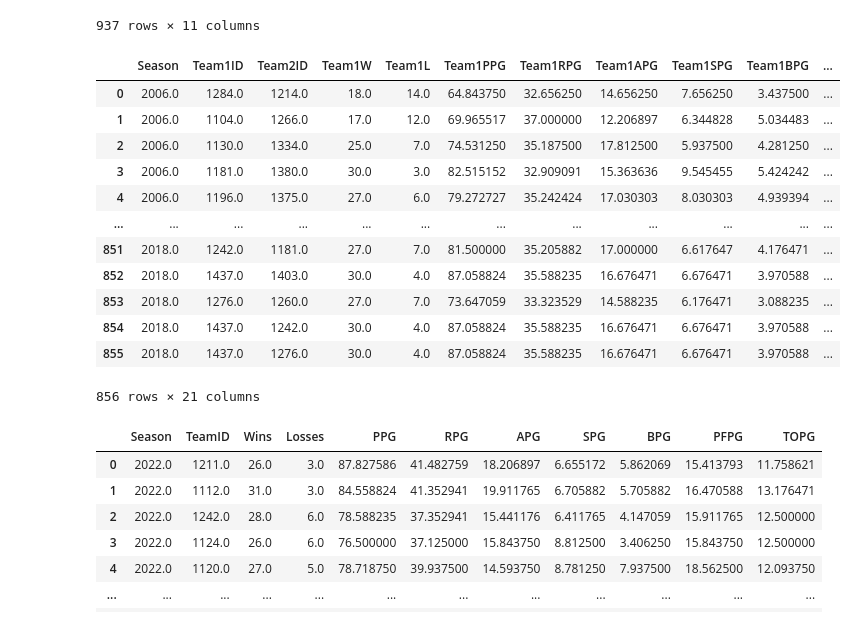
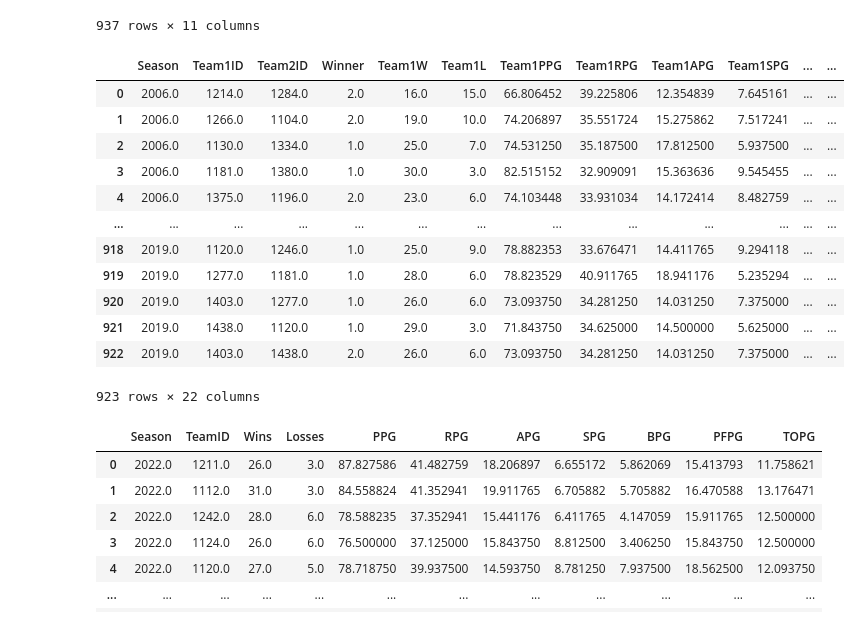
Before and after one commit to AustinStephens/NCAATourneyPredictor, a Jupyter notebook: NCAATourneyPredictor.ipynb, the cells around one changed output. Saved outputs shown, nothing was run; the diff lists cells and outputs as text; code cells hidden in the pictures.

Commit message:
Implemented randomizer for historical data

```diff
--- a/NCAATourneyPredictor.ipynb
+++ b/NCAATourneyPredictor.ipynb
@@ -87,6 +87,10 @@ team_avgs
 | 936 | 2019.0 | 1429.0 | 27.0 | 6.0 | 79.030303 | 40.060606 | 17.090909 | 6.121212 | 4.272727 | 18.636364 | 12.545455 |
 937 rows × 11 columns
 # %%
+import random
+
+random.seed()
+
 # make a new empty dataframe to hold all of the data
 
 # note: "Winner" column will always be '1' because the winning team is always listed first;
@@ -99,49 +103,57 @@ train_DF = pd.DataFrame(columns=train_cols)
 
 # we just need three columns from our tourney_df
 trim_tourney_df = tourney_df[["Season", "WTeamID", "LTeamID"]]
 trim_tourney_df
 
 for year in years:
     avg_year_df = team_avgs[team_avgs['Season'] == year]
     tourney_year_df = trim_tourney_df[trim_tourney_df['Season'] == year].apply(pd.to_numeric)
 
     for index, row in tourney_year_df.iterrows():
         # make a list that we can insert into the new dataframe
-        #first 4 values (last value is the "Winner" classification which is always 1)
-        temp_list = [year, row["WTeamID"], row["LTeamID"], 1]
+        #first 4 values (last value is the "Winner" classification which is randomly chosen)
+
+        #randomly choose which slot the winning team goes into
+        winning_team = random.randint(1,2)
+        losing_team = 2 if winning_team == 1 else 1
+
+        #properly put winning team into correct row
+        team_id = ["", "WTeamID", "LTeamID"]
+        temp_list = [year, row[team_id[winning_team]], row[team_id[losing_team]], winning_team]
         team1_row = avg_year_df[avg_year_df["TeamID"] == temp_list[1]][cols[2:]].values.tolist()
         team2_row = avg_year_df[avg_year_df["TeamID"] == temp_list[2]][cols[2:]].values.tolist()
         temp_list.extend(team1_row[0])
         temp_list.extend(team2_row[0])
 
         # add that list to our DF
         temp_series = pd.Series(temp_list, index=train_cols)
         train_DF = train_DF.append(temp_series, ignore_index=True)
 
 test_data = train_DF[train_DF['Season'] == 2019]
 test_labels = test_data['Winner']
 test_data = test_data.drop(columns=['Winner'])
 
 train_data = train_DF[train_DF['Season'] != 2019]
 train_labels = train_data['Winner']
 train_data = train_data.drop(columns=['Winner'])
 
 
-train_data
+train_DF
+#train_data
 # %% [output]
-|  | Season | Team1ID | Team2ID | Team1W | Team1L | Team1PPG | Team1RPG | Team1APG | Team1SPG | Team1BPG | ... |
-| 0 | 2006.0 | 1284.0 | 1214.0 | 18.0 | 14.0 | 64.843750 | 32.656250 | 14.656250 | 7.656250 | 3.437500 | ... |
-| 1 | 2006.0 | 1104.0 | 1266.0 | 17.0 | 12.0 | 69.965517 | 37.000000 | 12.206897 | 6.344828 | 5.034483 | ... |
-| 2 | 2006.0 | 1130.0 | 1334.0 | 25.0 | 7.0 | 74.531250 | 35.187500 | 17.812500 | 5.937500 | 4.281250 | ... |
-| 3 | 2006.0 | 1181.0 | 1380.0 | 30.0 | 3.0 | 82.515152 | 32.909091 | 15.363636 | 9.545455 | 5.424242 | ... |
-| 4 | 2006.0 | 1196.0 | 1375.0 | 27.0 | 6.0 | 79.272727 | 35.242424 | 17.030303 | 8.030303 | 4.939394 | ... |
-| ... | ... | ... | ... | ... | ... | ... | ... | ... | ... | ... | ... |
-| 851 | 2018.0 | 1242.0 | 1181.0 | 27.0 | 7.0 | 81.500000 | 35.205882 | 17.000000 | 6.617647 | 4.176471 | ... |
-| 852 | 2018.0 | 1437.0 | 1403.0 | 30.0 | 4.0 | 87.058824 | 35.588235 | 16.676471 | 6.676471 | 3.970588 | ... |
-| 853 | 2018.0 | 1276.0 | 1260.0 | 27.0 | 7.0 | 73.647059 | 33.323529 | 14.588235 | 6.176471 | 3.088235 | ... |
-| 854 | 2018.0 | 1437.0 | 1242.0 | 30.0 | 4.0 | 87.058824 | 35.588235 | 16.676471 | 6.676471 | 3.970588 | ... |
-| 855 | 2018.0 | 1437.0 | 1276.0 | 30.0 | 4.0 | 87.058824 | 35.588235 | 16.676471 | 6.676471 | 3.970588 | ... |
+|  | Season | Team1ID | Team2ID | Winner | Team1W | Team1L | Team1PPG | Team1RPG | Team1APG | Team1SPG | ... | ... |
+| 0 | 2006.0 | 1214.0 | 1284.0 | 2.0 | 16.0 | 15.0 | 66.806452 | 39.225806 | 12.354839 | 7.645161 | ... | ... |
+| 1 | 2006.0 | 1266.0 | 1104.0 | 2.0 | 19.0 | 10.0 | 74.206897 | 35.551724 | 15.275862 | 7.517241 | ... | ... |
+| 2 | 2006.0 | 1130.0 | 1334.0 | 1.0 | 25.0 | 7.0 | 74.531250 | 35.187500 | 17.812500 | 5.937500 | ... | ... |
+| 3 | 2006.0 | 1181.0 | 1380.0 | 1.0 | 30.0 | 3.0 | 82.515152 | 32.909091 | 15.363636 | 9.545455 | ... | ... |
+| 4 | 2006.0 | 1375.0 | 1196.0 | 2.0 | 23.0 | 6.0 | 74.103448 | 33.931034 | 14.172414 | 8.482759 | ... | ... |
+| ... | ... | ... | ... | ... | ... | ... | ... | ... | ... | ... | ... | ... |
+| 918 | 2019.0 | 1120.0 | 1246.0 | 1.0 | 25.0 | 9.0 | 78.882353 | 33.676471 | 14.411765 | 9.294118 | ... | ... |
+| 919 | 2019.0 | 1277.0 | 1181.0 | 1.0 | 28.0 | 6.0 | 78.823529 | 40.911765 | 18.941176 | 5.235294 | ... | ... |
+| 920 | 2019.0 | 1403.0 | 1277.0 | 1.0 | 26.0 | 6.0 | 73.093750 | 34.281250 | 14.031250 | 7.375000 | ... | ... |
+| 921 | 2019.0 | 1438.0 | 1120.0 | 1.0 | 29.0 | 3.0 | 71.843750 | 34.625000 | 14.500000 | 5.625000 | ... | ... |
+| 922 | 2019.0 | 1403.0 | 1438.0 | 2.0 | 26.0 | 6.0 | 73.093750 | 34.281250 | 14.031250 | 7.375000 | ... | ... |
-856 rows × 21 columns
+923 rows × 22 columns
 # %%
 reg_2022_df = pd.read_csv("./2022RegularSeason.csv",
                     names=['Season', 'DayNum', 'WTeamID', 'WScore', 'LTeamID', 'LScore', 'WLoc', 'NumOT', 'WFGM', 'WFGA', 'WFGM3', 'WFGA3', 'WFTM', 'WFTA', 'WOR', 'WDR', 'WAst', 'WTO', 'WStl', 'WBlk', 'WPF', 'LFGM', 'LFGA', 'LFGM3', 'LFGA3', 'LFTM', 'LFTA', 'LOR', 'LDR', 'LAst', 'LTO', 'LStl', 'LBlk', 'LPF'],
```
